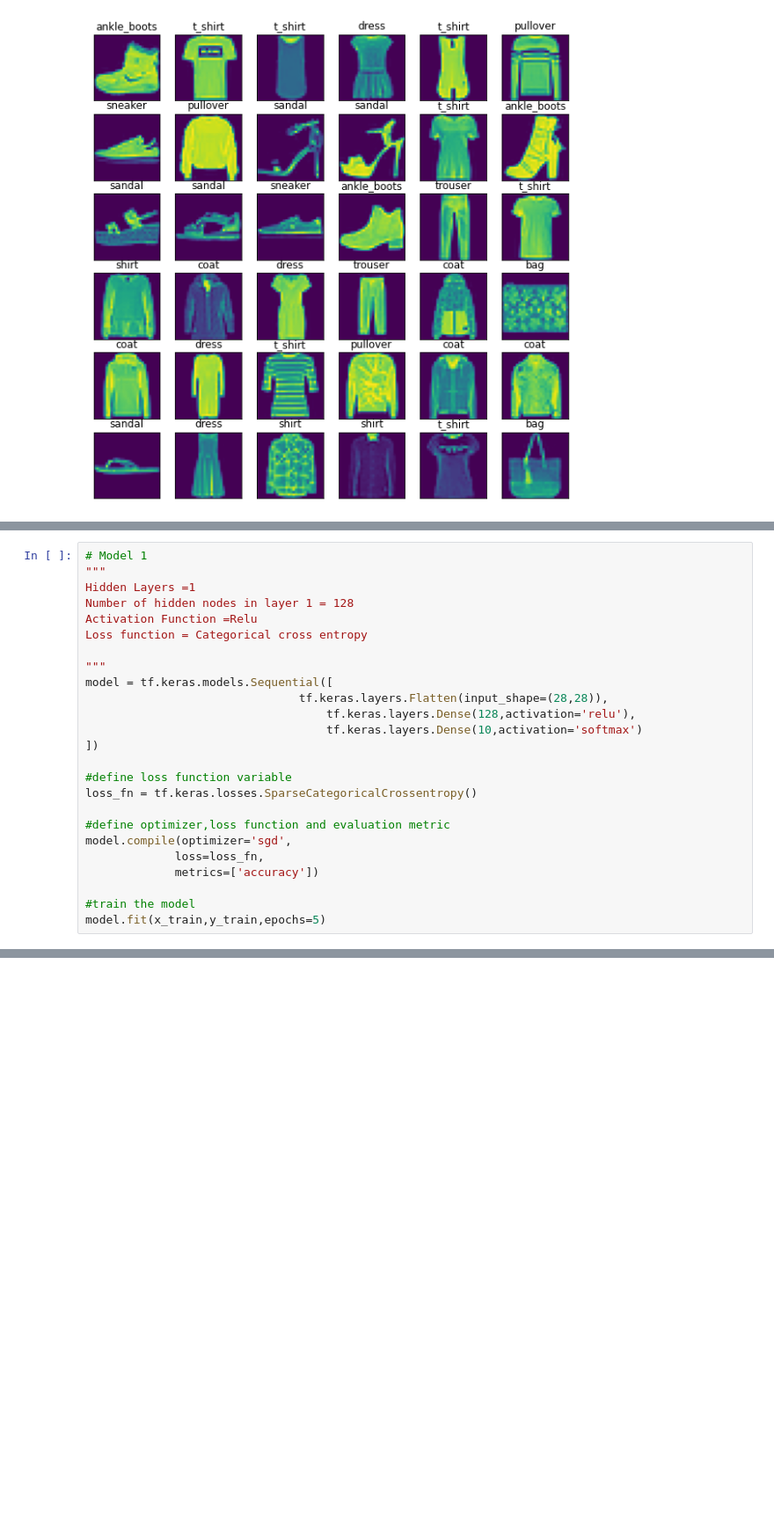
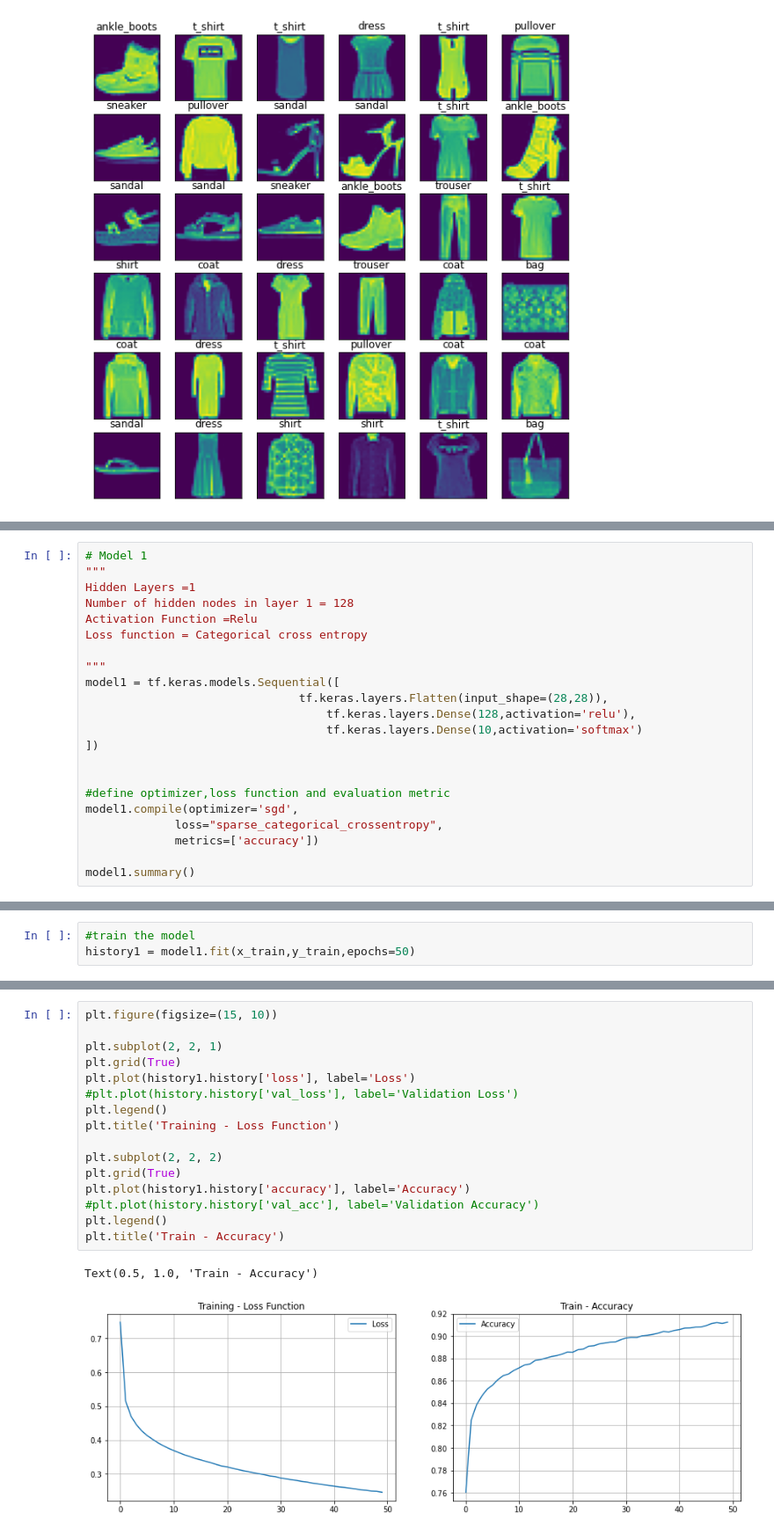
Before and after one commit to vineet891/DL-Assignment, a Jupyter notebook: Assignment1.ipynb, the cells around one changed output, grey strips where cells are left out. Shown: that part at 88% size. Cells and saved outputs as stored; diff of their text form; blank space fills up the shorter version.

Commit message:
Added Testing and plots

```diff
--- a/Assignment1.ipynb
+++ b/Assignment1.ipynb
@@ -57,20 +59,17 @@ Activation Function =Relu
 Loss function = Categorical cross entropy
 
 """
-model = tf.keras.models.Sequential([
+model1 = tf.keras.models.Sequential([
                                tf.keras.layers.Flatten(input_shape=(28,28)),
                                    tf.keras.layers.Dense(128,activation='relu'),
                                    tf.keras.layers.Dense(10,activation='softmax')
 ])
 
-#define loss function variable
-loss_fn = tf.keras.losses.SparseCategoricalCrossentropy()
 
 #define optimizer,loss function and evaluation metric
-model.compile(optimizer='sgd',
-             loss=loss_fn,
+model1.compile(optimizer='sgd',
+             loss="sparse_categorical_crossentropy",
              metrics=['accuracy'])
 
-#train the model
-model.fit(x_train,y_train,epochs=5)
+model1.summary()
 # %% [output]
@@ -87,0 +90,3 @@ Epoch 5/5
+# %%
+#train the model
+history1 = model1.fit(x_train,y_train,epochs=50)
@@ -87,0 +111,19 @@ Epoch 5/5
+# %%
+plt.figure(figsize=(15, 10))
+
+plt.subplot(2, 2, 1)
+plt.grid(True)
+plt.plot(history1.history['loss'], label='Loss')
+#plt.plot(history.history['val_loss'], label='Validation Loss')
+plt.legend()
+plt.title('Training - Loss Function')
+
+plt.subplot(2, 2, 2)
+plt.grid(True)
+plt.plot(history1.history['accuracy'], label='Accuracy')
+#plt.plot(history.history['val_acc'], label='Validation Accuracy')
+plt.legend()
+plt.title('Train - Accuracy')
+# %% [output]
+Text(0.5, 1.0, 'Train - Accuracy')
+[figure, added]
```
Also changed, not shown: parts of 35 cells of this notebook.
